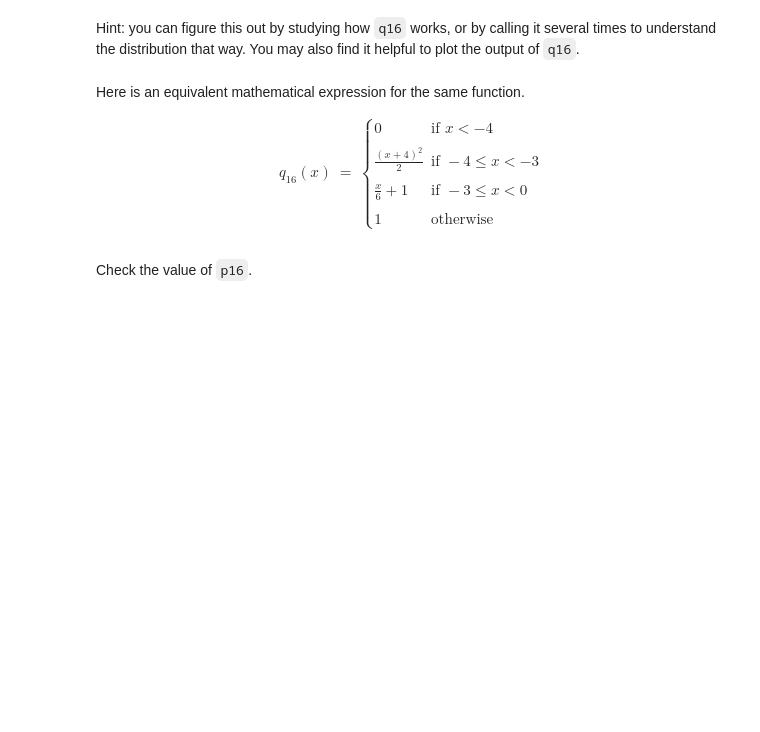
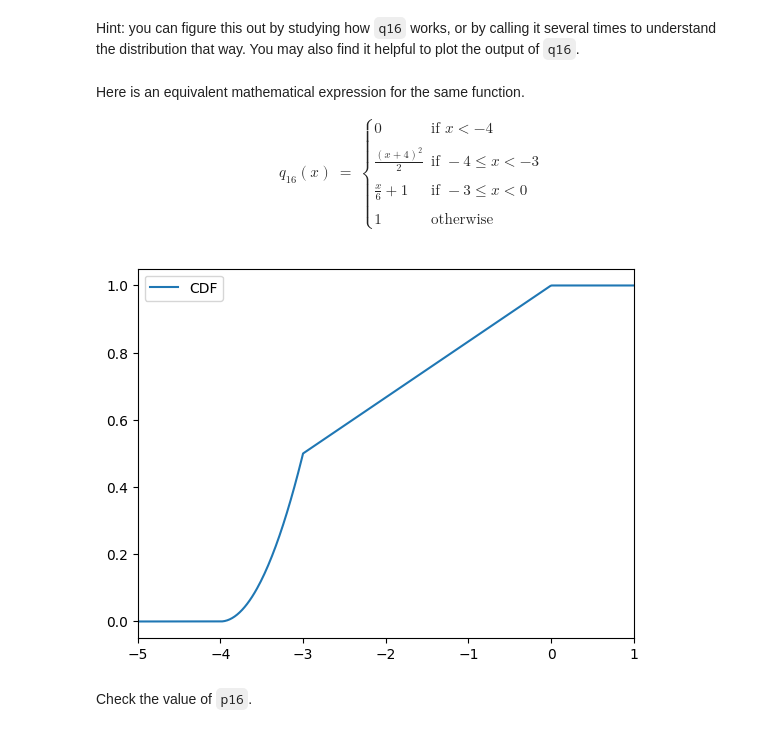
Before and after one commit to RevibeZ/dx601-homework-05, a Jupyter notebook: homework.ipynb, the cells around one changed output. Cells and saved outputs as stored; diff of their text form; code cells hidden in the pictures; blank space fills up the shorter version.

```diff
--- a/homework.ipynb
+++ b/homework.ipynb
@@ -472,6 +505,15 @@ q_{16}(x) & = & \begin{cases}
 1 & \text{otherwise}
 \end{cases}
 \end{array}
+# %%
+xs = np.linspace(-5, 1, 400)
+ys = [q16(x) for x in xs]
+plt.plot(xs, ys, label='CDF')
+plt.ylim(-0.05, 1.05)
+plt.xlim(-5, 1)
+plt.legend();
+# %% [output]
+[figure, added]
 # %%
 # YOUR ANSWER HERE
 
```
Also changed, not shown: parts of 28 cells of this notebook.
